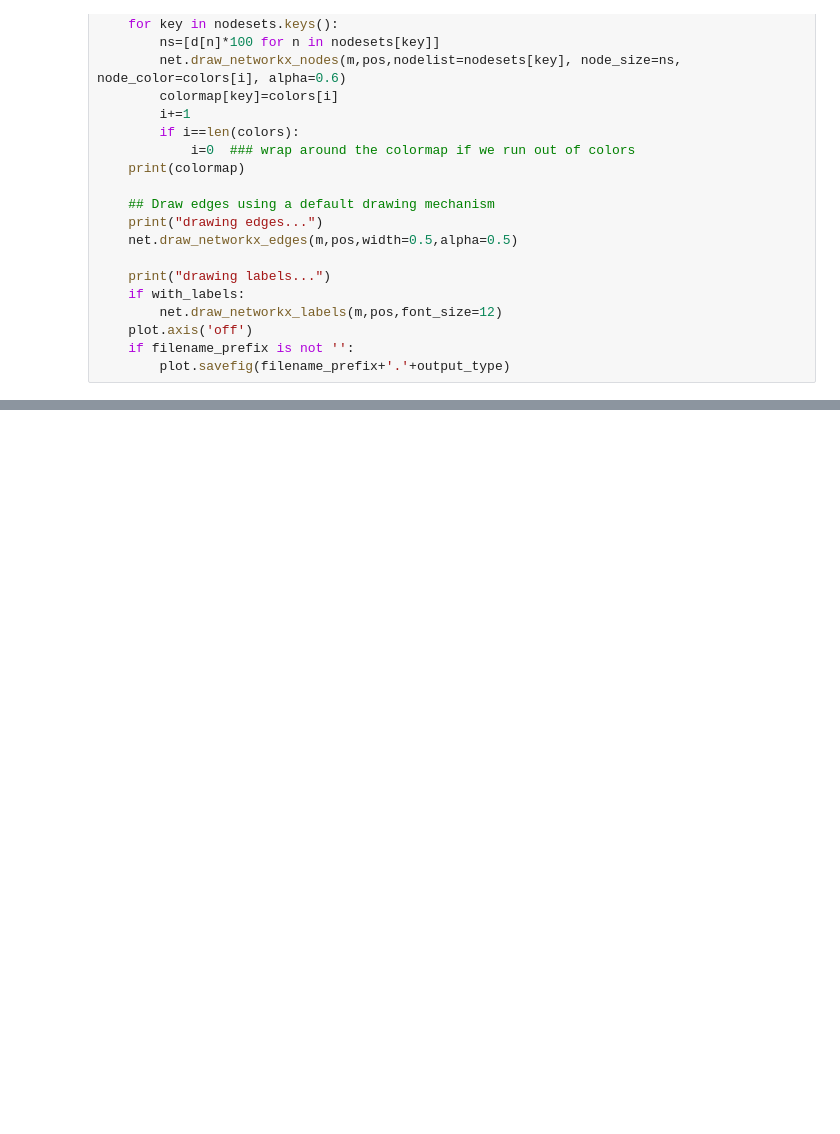
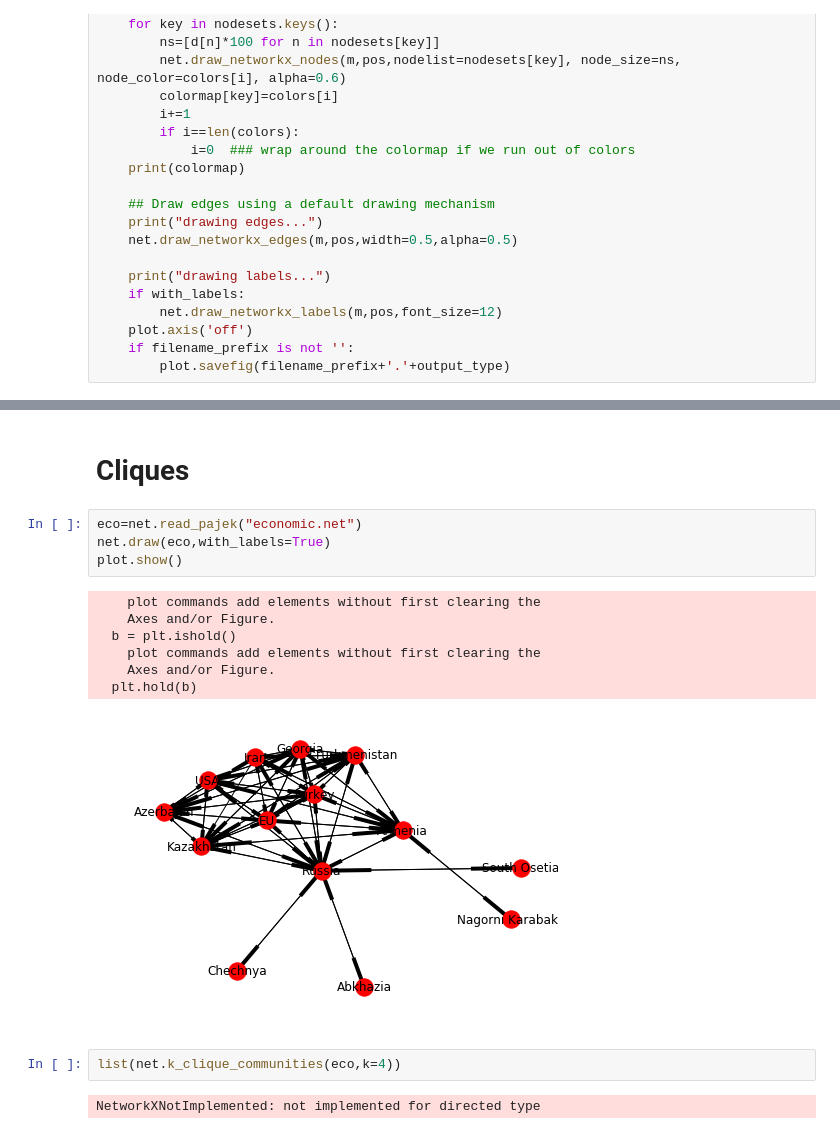
Before and after one commit to bvshyam/cuny_sem4, a Jupyter notebook: Assignment5_Cliques_clusters/Practice/practice.ipynb, the cells around one changed output, grey strips where cells are left out. Cells and saved outputs as stored; diff of their text form; blank space fills up the shorter version.

```diff
--- a/Assignment5_Cliques_clusters/Practice/practice.ipynb
+++ b/Assignment5_Cliques_clusters/Practice/practice.ipynb
@@ -264,0 +336,18 @@ ModuleNotFoundError: No module named 'multimode'
+# %% [markdown]
+# Cliques
+# %%
+eco=net.read_pajek("economic.net")
+net.draw(eco,with_labels=True)
+plot.show()
+# %% [output]
+    plot commands add elements without first clearing the
+    Axes and/or Figure.
+  b = plt.ishold()
+    plot commands add elements without first clearing the
+    Axes and/or Figure.
+  plt.hold(b)
+[figure, added]
+# %%
+list(net.k_clique_communities(eco,k=4))
+# %% [output]
+NetworkXNotImplemented: not implemented for directed type
```
Also changed, not shown: parts of 55 cells of this notebook, 9 other files.
